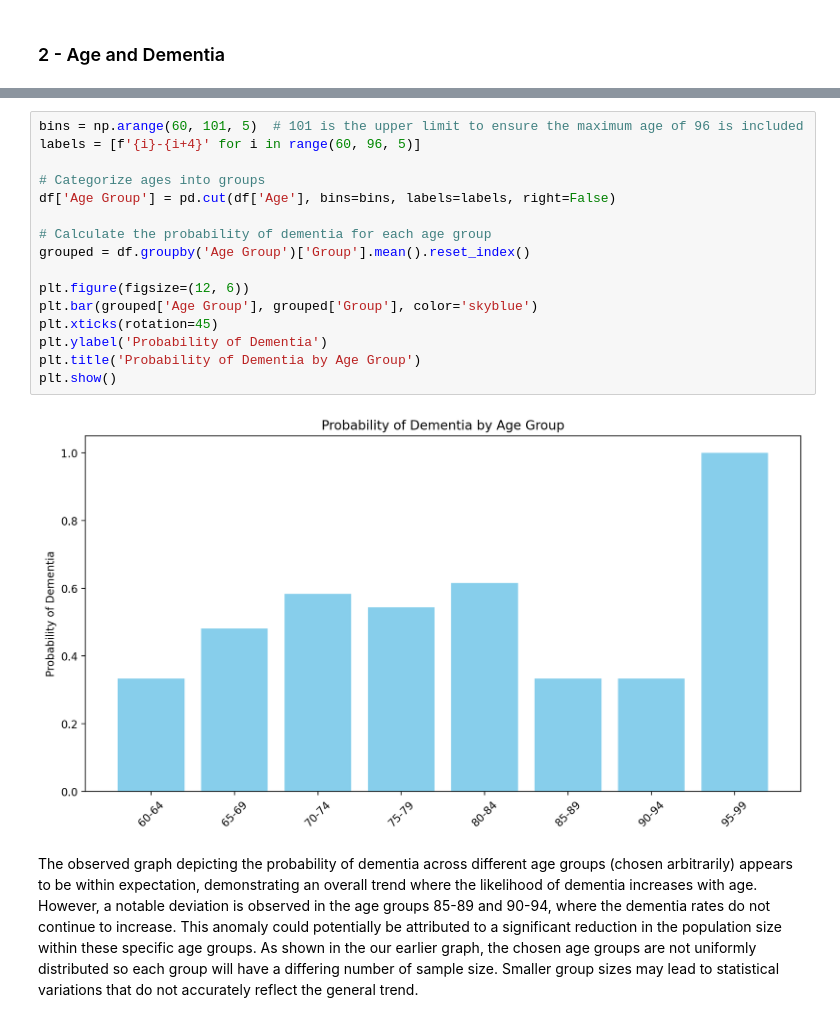
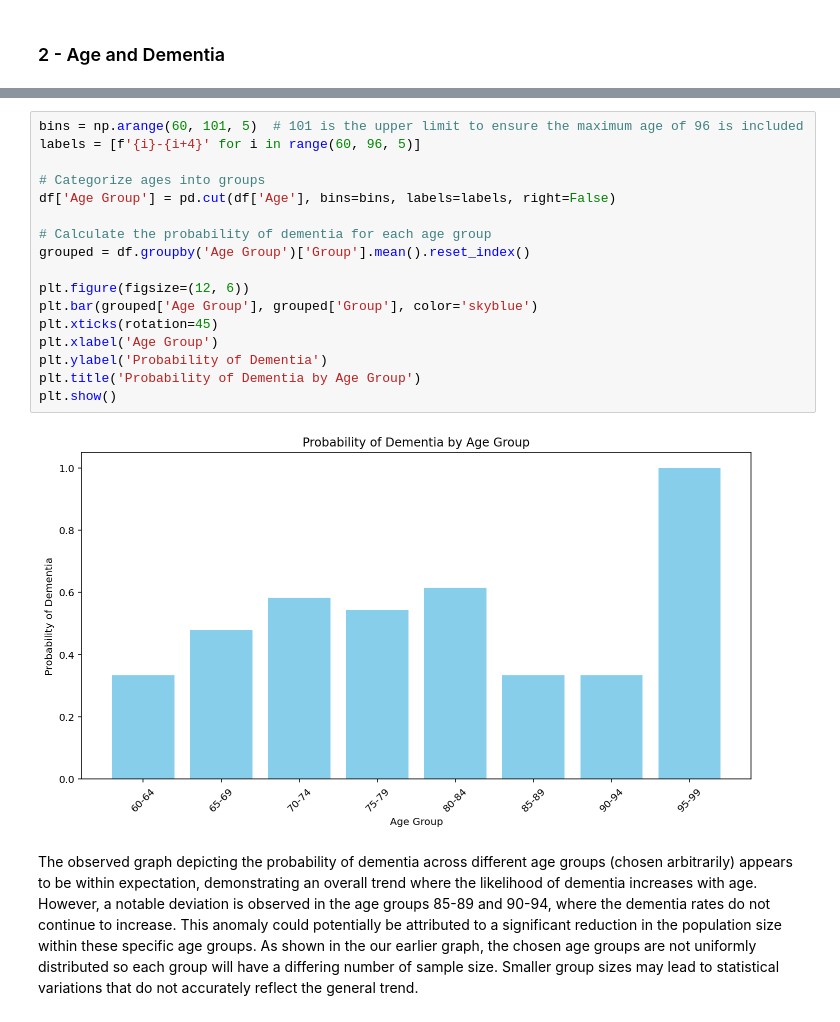
Before and after one commit to COGS108/Group141_WI24, a Jupyter notebook: FinalProject_Group141_WI24.ipynb, the cells around one changed output, grey strips where cells are left out. Cells and saved outputs as stored; diff of their text form.

```diff
--- a/FinalProject_Group141_WI24.ipynb
+++ b/FinalProject_Group141_WI24.ipynb
@@ -410,21 +404,22 @@ Above graph shows that the age of subjects range from 60 to 96, which is in-line
 # %%
 bins = np.arange(60, 101, 5)  # 101 is the upper limit to ensure the maximum age of 96 is included
 labels = [f'{i}-{i+4}' for i in range(60, 96, 5)]
 
 # Categorize ages into groups
 df['Age Group'] = pd.cut(df['Age'], bins=bins, labels=labels, right=False)
 
 # Calculate the probability of dementia for each age group
 grouped = df.groupby('Age Group')['Group'].mean().reset_index()
 
 plt.figure(figsize=(12, 6))
 plt.bar(grouped['Age Group'], grouped['Group'], color='skyblue')
 plt.xticks(rotation=45)
+plt.xlabel('Age Group')
 plt.ylabel('Probability of Dementia')
 plt.title('Probability of Dementia by Age Group')
 plt.show()
 # %% [output]
-[figure, old version]
+[figure, new version]
 # %% [markdown]
 The observed graph depicting the probability of dementia across different age groups (chosen arbitrarily) appears to be within expectation, demonstrating an overall trend where the likelihood of dementia increases with age. However, a notable deviation is observed in the age groups 85-89 and 90-94, where the dementia rates do not continue to increase. This anomaly could potentially be attributed to a significant reduction in the population size within these specific age groups. As shown in the our earlier graph, the chosen age groups are not uniformly distributed so each group will have a differing number of sample size. Smaller group sizes may lead to statistical variations that do not accurately reflect the general trend.
 # %% [markdown]
```
Also changed, not shown: parts of 38 cells of this notebook.
